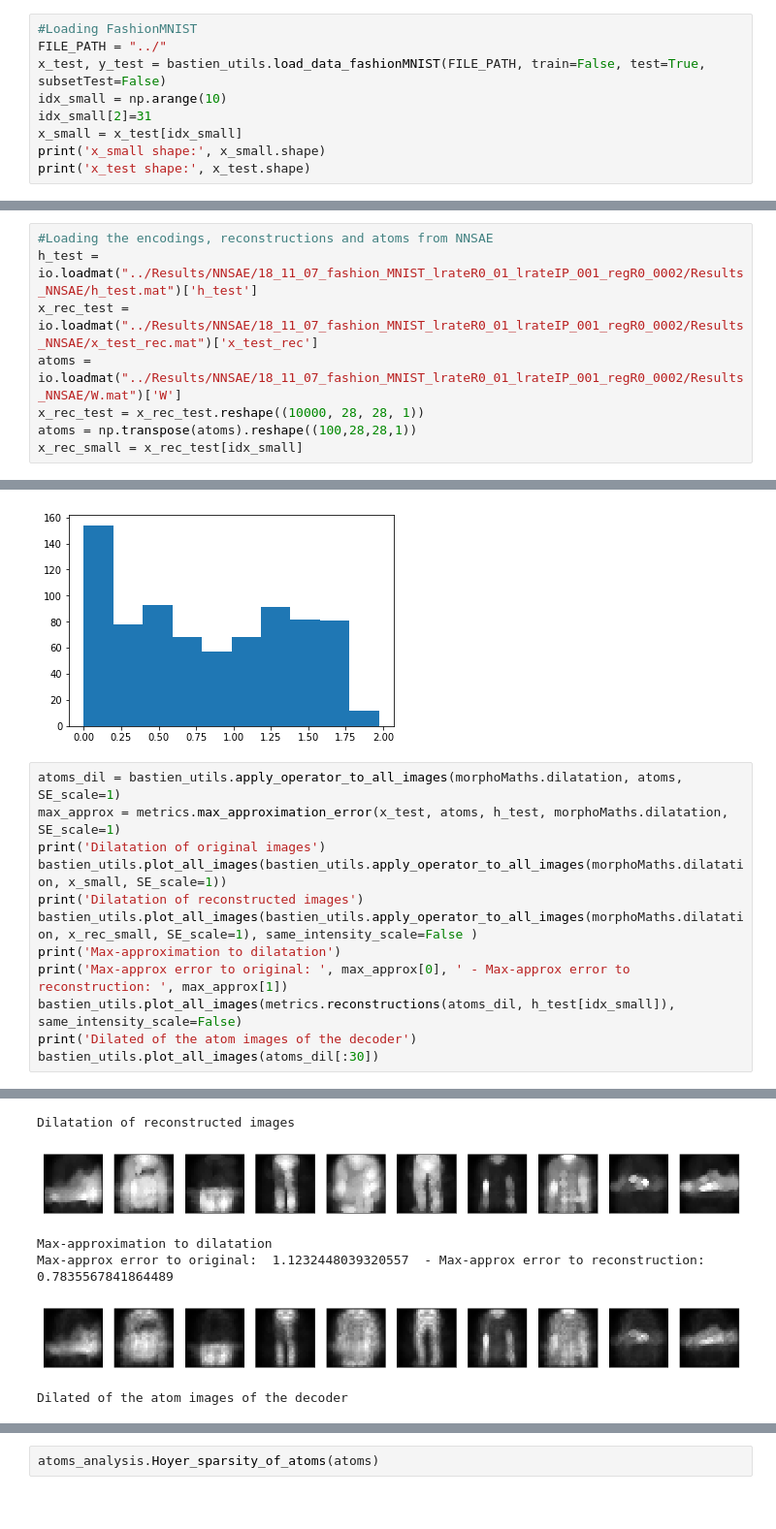
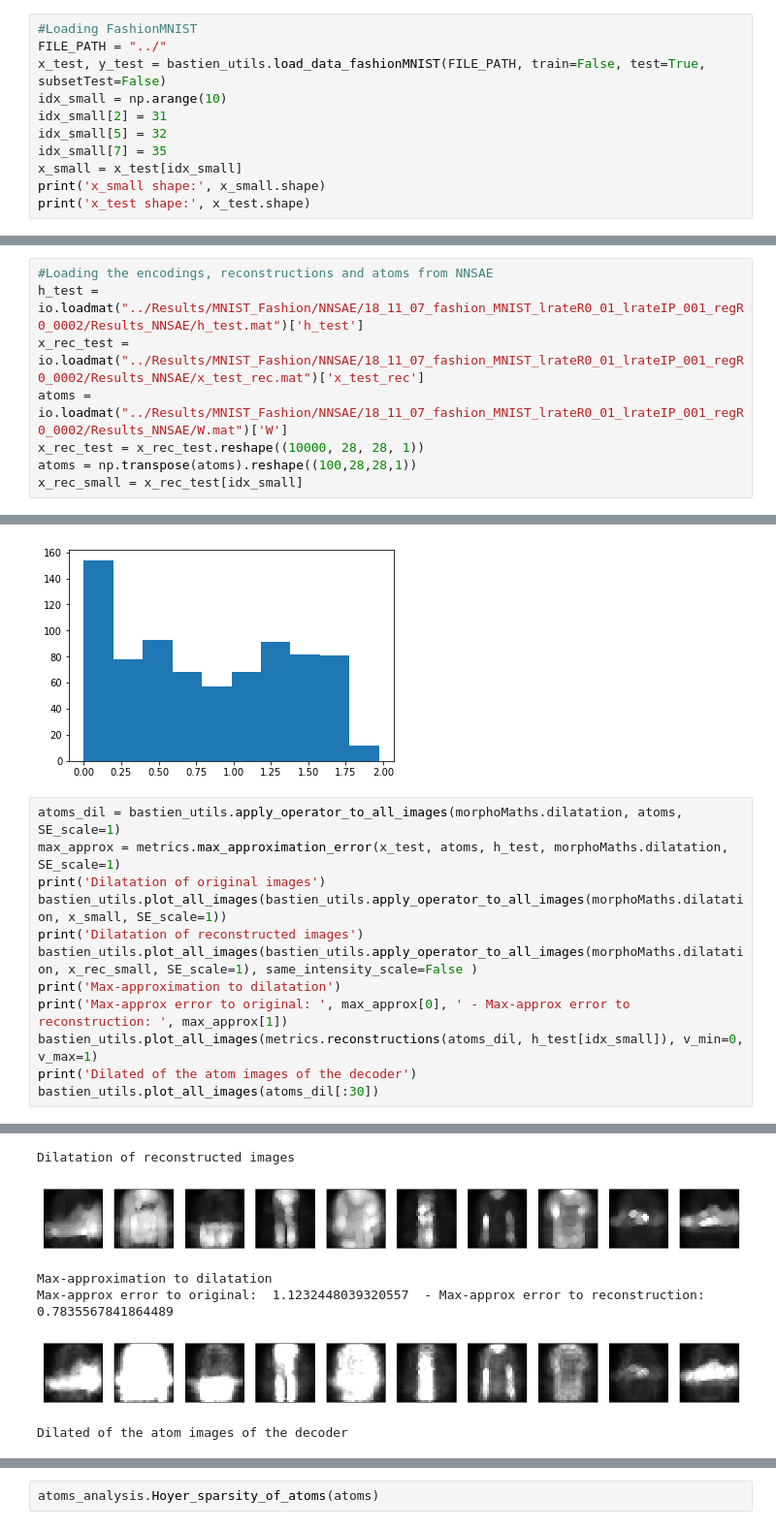
Before and after one commit to PonchonB/Mathematical_Morphologies_And_Deep_Learning, a Jupyter notebook: Notebooks/18_11_07_NNSAE_on_FashionMNIST.ipynb, the cells around one changed output, grey strips where cells are left out. Shown: that part at 97% size. Drawn from its saved outputs; the diff is of its cells as text.

```diff
--- a/Notebooks/18_11_07_NNSAE_on_FashionMNIST.ipynb
+++ b/Notebooks/18_11_07_NNSAE_on_FashionMNIST.ipynb
@@ -27,7 +27,9 @@ Using TensorFlow backend.
 FILE_PATH = "../"
 x_test, y_test = bastien_utils.load_data_fashionMNIST(FILE_PATH, train=False, test=True, subsetTest=False)
 idx_small = np.arange(10)
-idx_small[2]=31
+idx_small[2] = 31
+idx_small[5] = 32
+idx_small[7] = 35
 x_small = x_test[idx_small]
 print('x_small shape:', x_small.shape)
 print('x_test shape:', x_test.shape)
@@ -36,9 +38,9 @@ x_small shape: (10, 28, 28, 1)
 x_test shape: (10000, 28, 28, 1)
 # %%
 #Loading the encodings, reconstructions and atoms from NNSAE
-h_test = io.loadmat("../Results/NNSAE/18_11_07_fashion_MNIST_lrateR0_01_lrateIP_001_regR0_0002/Results_NNSAE/h_test.mat")['h_test']
-x_rec_test = io.loadmat("../Results/NNSAE/18_11_07_fashion_MNIST_lrateR0_01_lrateIP_001_regR0_0002/Results_NNSAE/x_test_rec.mat")['x_test_rec']
-atoms = io.loadmat("../Results/NNSAE/18_11_07_fashion_MNIST_lrateR0_01_lrateIP_001_regR0_0002/Results_NNSAE/W.mat")['W']
+h_test = io.loadmat("../Results/MNIST_Fashion/NNSAE/18_11_07_fashion_MNIST_lrateR0_01_lrateIP_001_regR0_0002/Results_NNSAE/h_test.mat")['h_test']
+x_rec_test = io.loadmat("../Results/MNIST_Fashion/NNSAE/18_11_07_fashion_MNIST_lrateR0_01_lrateIP_001_regR0_0002/Results_NNSAE/x_test_rec.mat")['x_test_rec']
+atoms = io.loadmat("../Results/MNIST_Fashion/NNSAE/18_11_07_fashion_MNIST_lrateR0_01_lrateIP_001_regR0_0002/Results_NNSAE/W.mat")['W']
 x_rec_test = x_rec_test.reshape((10000, 28, 28, 1))
 atoms = np.transpose(atoms).reshape((100,28,28,1))
 x_rec_small = x_rec_test[idx_small]
@@ -78,7 +102,7 @@ print('Dilatation of reconstructed images')
 bastien_utils.plot_all_images(bastien_utils.apply_operator_to_all_images(morphoMaths.dilatation, x_rec_small, SE_scale=1), same_intensity_scale=False )
 print('Max-approximation to dilatation')
 print('Max-approx error to original: ', max_approx[0], ' - Max-approx error to reconstruction: ', max_approx[1])
-bastien_utils.plot_all_images(metrics.reconstructions(atoms_dil, h_test[idx_small]), same_intensity_scale=False)
+bastien_utils.plot_all_images(metrics.reconstructions(atoms_dil, h_test[idx_small]), v_min=0, v_max=1)
 print('Dilated of the atom images of the decoder')
 bastien_utils.plot_all_images(atoms_dil[:30])
 # %% [output]
@@ -87,7 +111,7 @@ Dilatation of original images
 Dilatation of reconstructed images
-[figure, old version]
+[figure, new version]
 Max-approximation to dilatation
 Max-approx error to original:  1.1232448039320557  - Max-approx error to reconstruction:  0.7835567841864489
-[figure, old version]
+[figure, new version]
 Dilated of the atom images of the decoder
 [figure]
```
Also changed, not shown: parts of 17 cells of this notebook, 13 other files.
